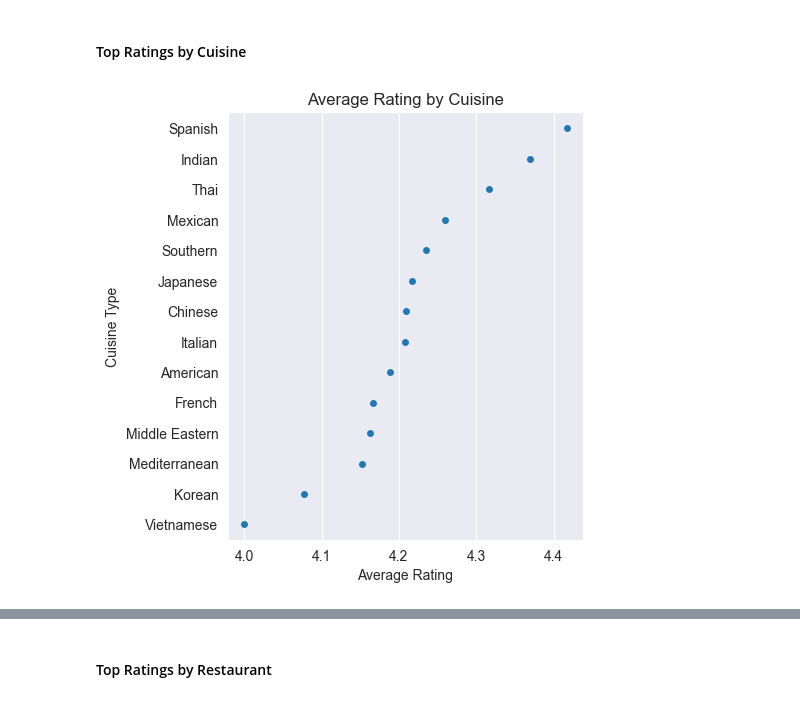
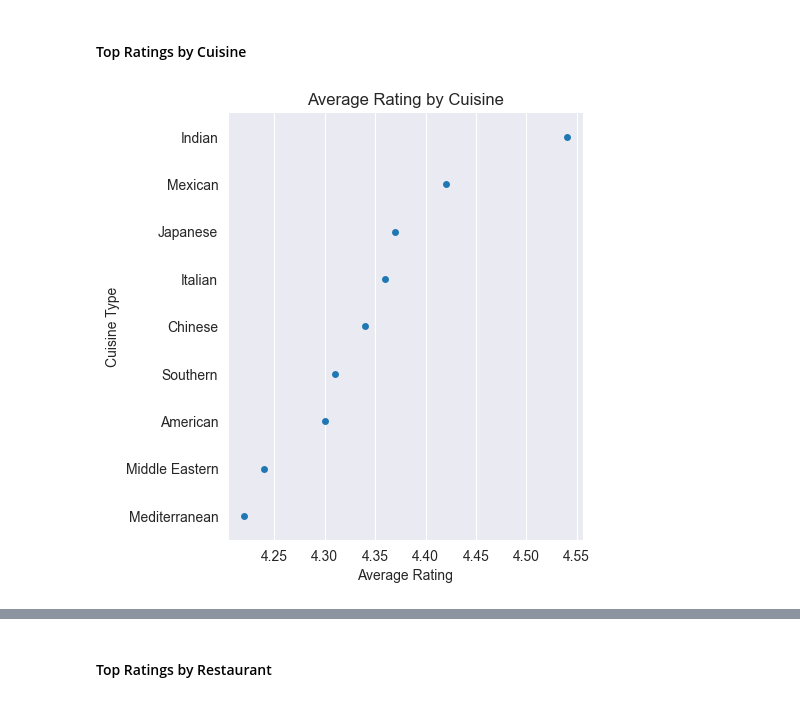
Before and after one commit to DanielLevenstein/FoodHub_UT_ML_Project1, a Jupyter notebook: FoodHubDataAnalysis.ipynb, the cells around one changed output, grey strips where cells are left out. Cells and saved outputs as stored; diff of their text form; code cells hidden in the pictures.

```diff
--- a/FoodHubDataAnalysis.ipynb
+++ b/FoodHubDataAnalysis.ipynb
@@ -387,14 +379,20 @@ sns.countplot(df_clean, y="cuisine_type", hue='day_of_the_week');
 # %% [markdown]
 #### Top Ratings by Cuisine
 # %%
-# The cuisines with the top ratings are Spanish, Indian, Thai, Mexican, Southern
-df_mean_rating_by_cuisine = df_clean.groupby('cuisine_type')['rating'].mean().sort_values(ascending=False)
+# I removed cuisine types with less than 10 total ratings from the data set to ensure data reliability
+# The cuisines with the top ratings are Indian, Mexican, Japanese, Italian, Chinese
+df_mean_rating_by_cuisine = (df_rated.groupby('cuisine_type')
+    .agg(avg_rating_by_cuisine=('rating', 'mean'), num_ratings=('rating', 'count'), restaurants=('restaurant_name', 'unique'))
+    .sort_values("avg_rating_by_cuisine"))
 df_mean_rating_by_cuisine = pd.DataFrame(df_mean_rating_by_cuisine)
-
-sns.catplot(data=df_mean_rating_by_cuisine, y=df_mean_rating_by_cuisine.index, x='rating')
-df_mean_rating_by_cuisine.head()
+df_mean_rating_by_cuisine.sort_values("avg_rating_by_cuisine", ascending=False, inplace=True)
+df_mean_rating_by_cuisine = df_mean_rating_by_cuisine[df_mean_rating_by_cuisine.num_ratings > 10]
+df_mean_rating_by_cuisine["avg_rating_by_cuisine"]=df_mean_rating_by_cuisine["avg_rating_by_cuisine"].round(2)
+sns.catplot(data=df_mean_rating_by_cuisine, y=df_mean_rating_by_cuisine.index, x='avg_rating_by_cuisine')
 plt.title('Average Rating by Cuisine')
 plt.ylabel('Cuisine Type')
-plt.xlabel('Average Rating');
+plt.xlabel('Average Rating')
+
+df_mean_rating_by_cuisine.reset_index(inplace=True)
 # %% [output]
-[figure, old version]
+[figure, new version]
```
Also changed, not shown: parts of 40 cells of this notebook, 1 other file.
